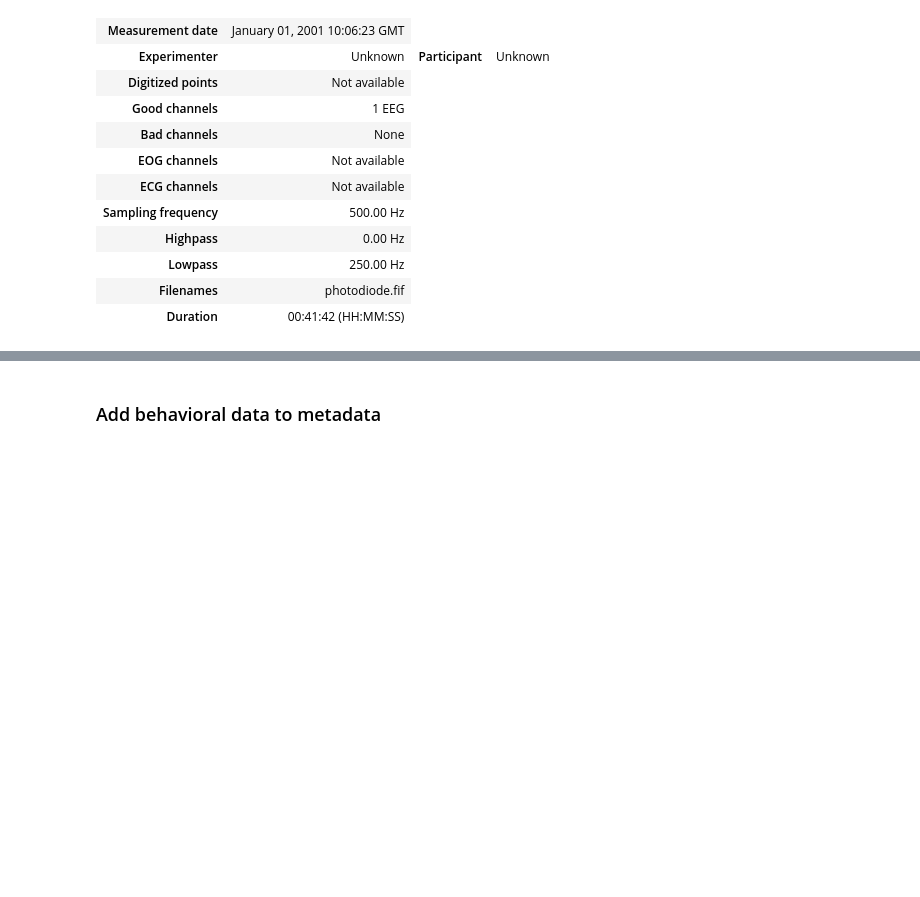
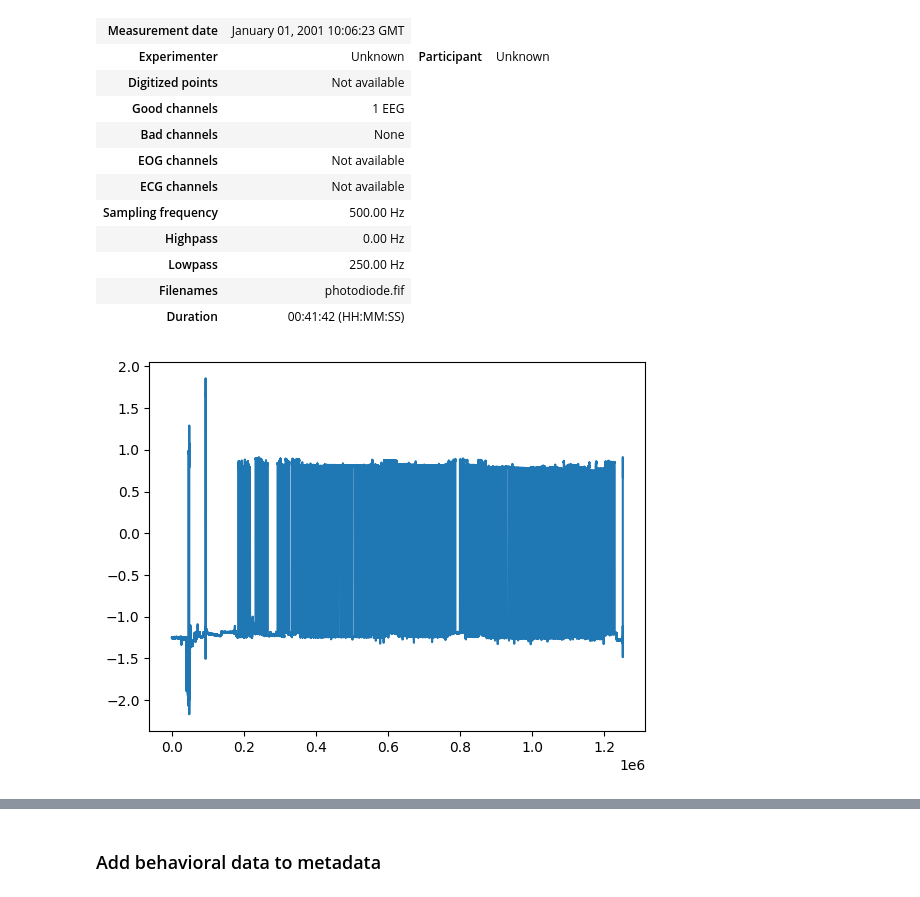
Before and after one commit to aliefink/swb_ieeg, a Jupyter notebook: scripts/preprocess/mssm_bp/MS003_bp_preprocess.ipynb, the cells around one changed output, grey strips where cells are left out. Cells and saved outputs as stored; diff of their text form; code cells hidden in the pictures; blank space fills up the shorter version.

```diff
--- a/scripts/preprocess/mssm_bp/MS003_bp_preprocess.ipynb
+++ b/scripts/preprocess/mssm_bp/MS003_bp_preprocess.ipynb
@@ -620,3 +591,8 @@ photodiode_data
 | Lowpass | 250.00 Hz |
 | Filenames | photodiode.fif |
 | Duration | 00:41:42 (HH:MM:SS) |
+# %%
+plt.plot(zscore(photodiode_data._data[0,:]))
+plt.show()
+# %% [output]
+[figure, added]
```
Also changed, not shown: parts of 81 cells of this notebook, 11 other files.
